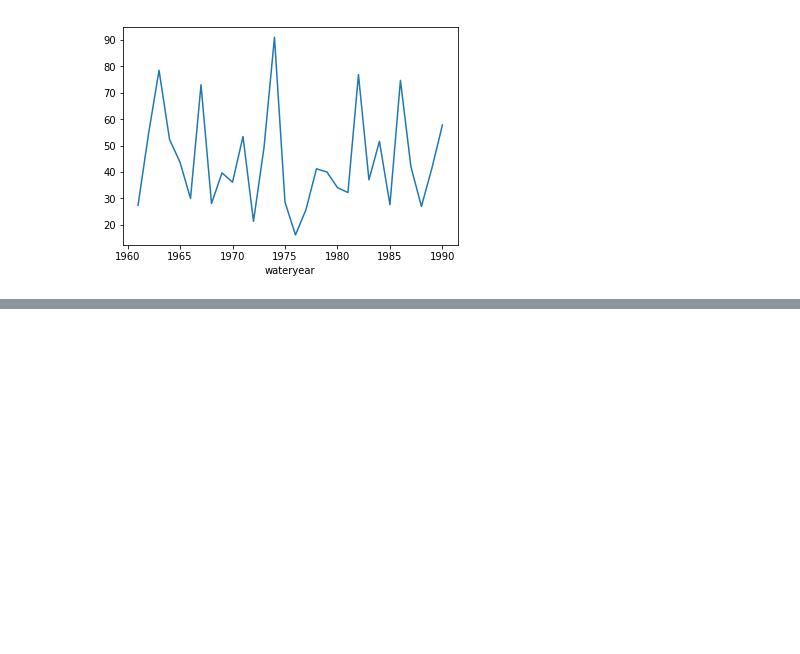
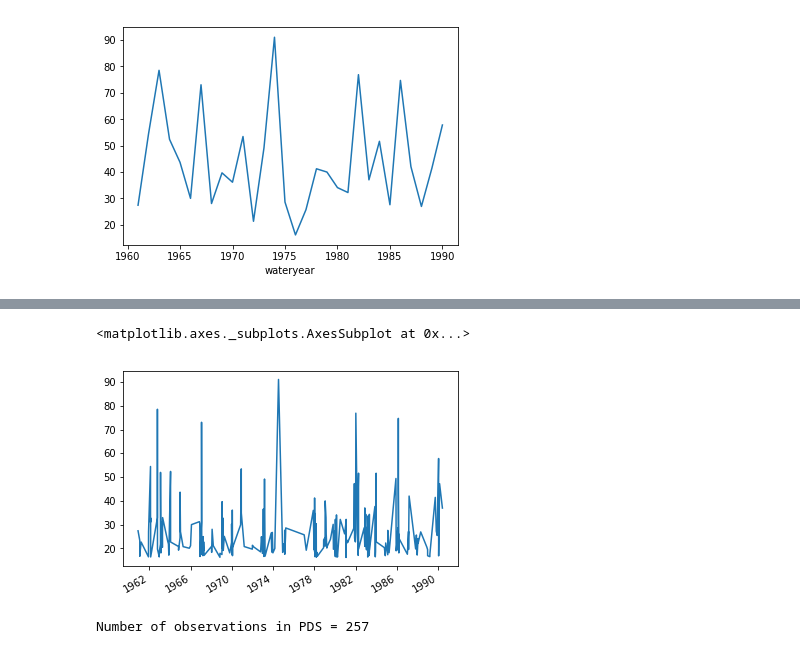
Before and after one commit to mukhtyar/python-playground, a Jupyter notebook: notebooks/daily_data_extreme_pr_owen.ipynb, the cells around one changed output, grey strips where cells are left out. Saved outputs shown, nothing was run; the diff lists cells and outputs as text; code cells hidden in the pictures; blank space fills up the shorter version.

```diff
--- a/notebooks/daily_data_extreme_pr_owen.ipynb
+++ b/notebooks/daily_data_extreme_pr_owen.ipynb
@@ -392,0 +467,10 @@ np.sum(gev_pdf)
+# %%
+baselineDF_exceed_threshold = baselineDF.loc[(baselineDF['value'] > min_AMS)]
+baselineDF_exceed_threshold['value'].plot()
+# %% [output]
+<matplotlib.axes._subplots.AxesSubplot at 0x...>
+[figure, added]
+# %%
+print('Number of observations in PDS =', baselineDF_exceed_threshold['value'].count())
+# %% [output]
+Number of observations in PDS = 257
```
Also changed, not shown: parts of 22 cells of this notebook.
